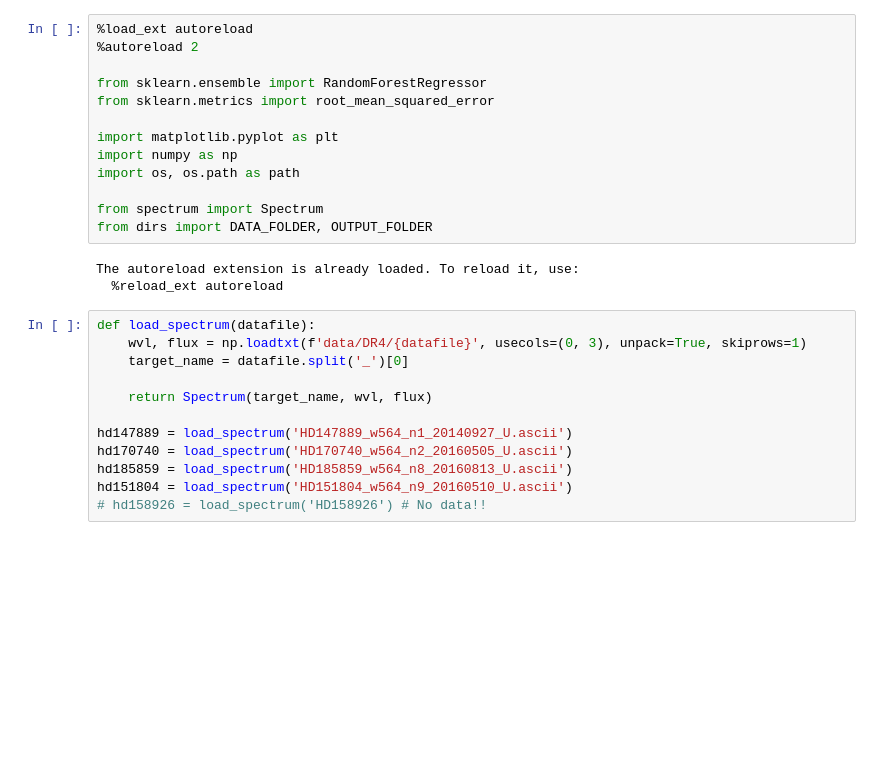
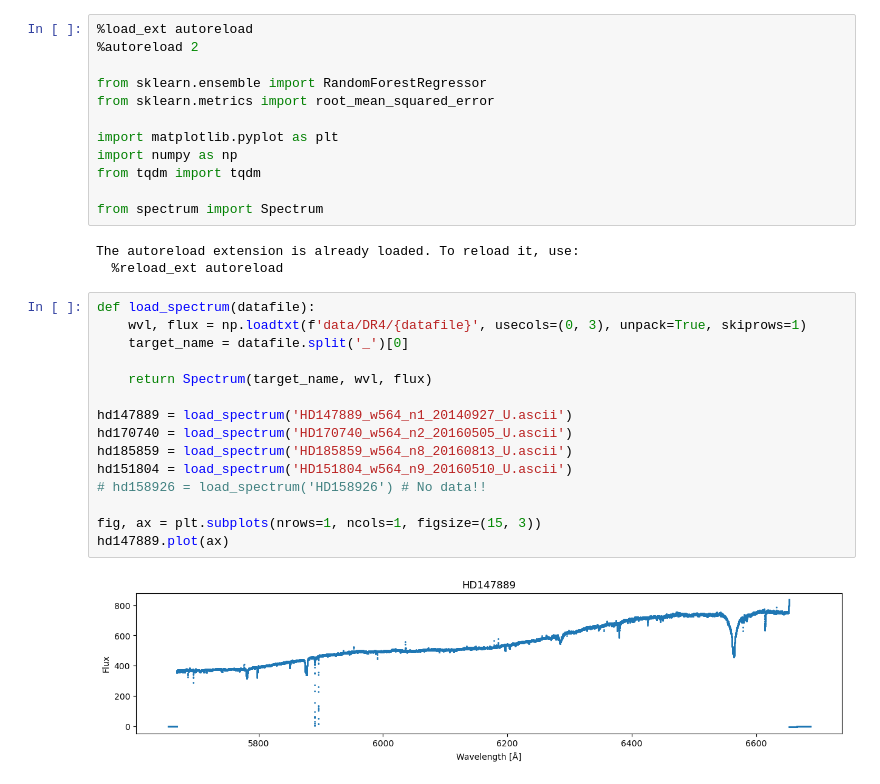
Before and after one commit to JvZeijl/brp-edibles, a Jupyter notebook: random_forest_2.ipynb, the cells around one changed output. Drawn from its saved outputs; the diff is of its cells as text; blank space fills up the shorter version.

```diff
--- a/random_forest_2.ipynb
+++ b/random_forest_2.ipynb
@@ -7,25 +7,29 @@ from sklearn.metrics import root_mean_squared_error
 
 import matplotlib.pyplot as plt
 import numpy as np
-import os, os.path as path
+from tqdm import tqdm
 
 from spectrum import Spectrum
-from dirs import DATA_FOLDER, OUTPUT_FOLDER
 # %% [output]
 The autoreload extension is already loaded. To reload it, use:
   %reload_ext autoreload
 # %%
 def load_spectrum(datafile):
     wvl, flux = np.loadtxt(f'data/DR4/{datafile}', usecols=(0, 3), unpack=True, skiprows=1)
     target_name = datafile.split('_')[0]
 
     return Spectrum(target_name, wvl, flux)
 
 hd147889 = load_spectrum('HD147889_w564_n1_20140927_U.ascii')
 hd170740 = load_spectrum('HD170740_w564_n2_20160505_U.ascii')
 hd185859 = load_spectrum('HD185859_w564_n8_20160813_U.ascii')
 hd151804 = load_spectrum('HD151804_w564_n9_20160510_U.ascii')
 # hd158926 = load_spectrum('HD158926') # No data!!
+
+fig, ax = plt.subplots(nrows=1, ncols=1, figsize=(15, 3))
+hd147889.plot(ax)
+# %% [output]
+[figure, added]
 # %%
 def train_rf(rf: RandomForestRegressor, spectra: list[Spectrum]) -> RandomForestRegressor:
     wavelength = np.concatenate([spectrum.wavelength for spectrum in spectra])[:, np.newaxis]
```
Also changed, not shown: parts of 1 cell of this notebook, 1 other file.
